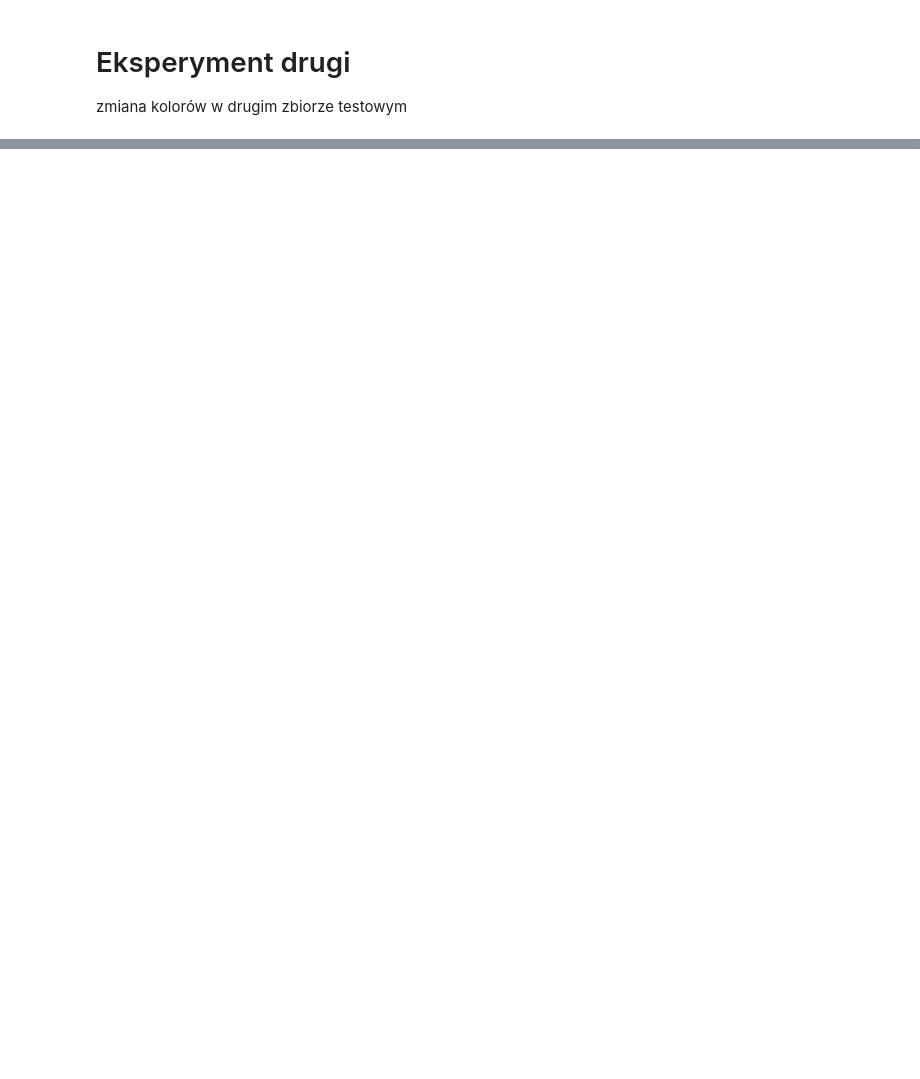
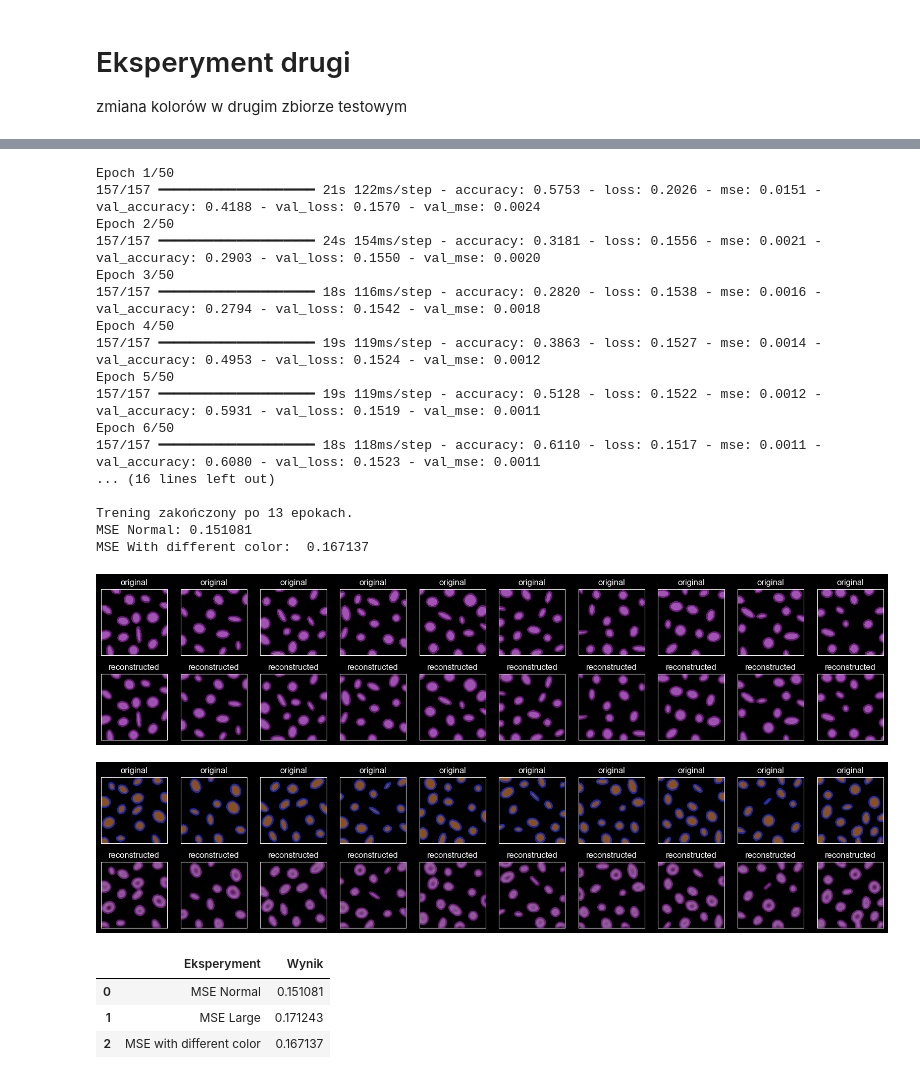
Before and after one commit to kosinus2000/Projekt_Inzynierski, a Jupyter notebook: notebooks/03_testy_i_wyniki.ipynb, the cells around one changed output, grey strips where cells are left out. Cells and saved outputs as stored; diff of their text form; code cells hidden in the pictures; blank space fills up the shorter version.

```diff
--- a/notebooks/03_testy_i_wyniki.ipynb
+++ b/notebooks/03_testy_i_wyniki.ipynb
@@ -158,0 +203,75 @@ zmiana kolorów w drugim zbiorze testowym
+# %%
+x_test_color = preprocess(color_set)
+x_test_normal1 = preprocess(test_set)
+x_val_set = preprocess(vaidate_set)
+x_training_set = preprocess(trening_set)
+# %%
+import keras
+import numpy as np
+from src.models.main import print_diag
+from src.visualization.visualize_output import visualize_output
+from src.models.encoder_convolutional import Encoder_conv
+
+enkoder = Encoder_conv()
+
+enkoder.compile(optimizer='adam', loss='binary_crossentropy', metrics=['accuracy', 'mse'])
+
+early_stopping = keras.callbacks.EarlyStopping(
+    monitor='val_loss',
+    patience=3,
+    min_delta=0.0001,
+    restore_best_weights=True
+)
+
+history = enkoder.fit(
+    x_training_set, x_training_set,
+    epochs=50,
+    shuffle=True,
+    callbacks=[early_stopping],
+    validation_data=(x_val_set, x_val_set),
+    verbose=1
+)
+decoded_normal = enkoder.predict(x_test_normal1)
+decoded_diff_col = enkoder.predict(x_test_color)
+
+mse_normal = enkoder.evaluate(x_test_normal1, x_test_normal1, verbose=0)[0]
+mse_diff_col = enkoder.evaluate(x_test_color, x_test_color, verbose=0)[0]
+
+print(f"\nTrening zakończony po {len(history.history['loss'])} epokach.")
+print(f"MSE Normal: {mse_normal:.6f}")
+print(f"MSE With different color:  {mse_diff_col:.6f}")
+
+visualize_output(x_test_normal1, decoded_normal, 10)
+
+visualize_output(x_test_color, decoded_large, 10)
+# %% [output]
+Epoch 1/50
+157/157 ━━━━━━━━━━━━━━━━━━━━ 21s 122ms/step - accuracy: 0.5753 - loss: 0.2026 - mse: 0.0151 - val_accuracy: 0.4188 - val_loss: 0.1570 - val_mse: 0.0024
+Epoch 2/50
+157/157 ━━━━━━━━━━━━━━━━━━━━ 24s 154ms/step - accuracy: 0.3181 - loss: 0.1556 - mse: 0.0021 - val_accuracy: 0.2903 - val_loss: 0.1550 - val_mse: 0.0020
+Epoch 3/50
+157/157 ━━━━━━━━━━━━━━━━━━━━ 18s 116ms/step - accuracy: 0.2820 - loss: 0.1538 - mse: 0.0016 - val_accuracy: 0.2794 - val_loss: 0.1542 - val_mse: 0.0018
+Epoch 4/50
+157/157 ━━━━━━━━━━━━━━━━━━━━ 19s 119ms/step - accuracy: 0.3863 - loss: 0.1527 - mse: 0.0014 - val_accuracy: 0.4953 - val_loss: 0.1524 - val_mse: 0.0012
+Epoch 5/50
+157/157 ━━━━━━━━━━━━━━━━━━━━ 19s 119ms/step - accuracy: 0.5128 - loss: 0.1522 - mse: 0.0012 - val_accuracy: 0.5931 - val_loss: 0.1519 - val_mse: 0.0011
+Epoch 6/50
+157/157 ━━━━━━━━━━━━━━━━━━━━ 18s 118ms/step - accuracy: 0.6110 - loss: 0.1517 - mse: 0.0011 - val_accuracy: 0.6080 - val_loss: 0.1523 - val_mse: 0.0011
+... (16 lines left out)
+
+Trening zakończony po 13 epokach.
+MSE Normal: 0.151081
+MSE With different color:  0.167137
+[figure, added]
+[figure, added]
+# %%
+color_data = {'Eksperyment': 'MSE with different color', 'Wynik': [mse_diff_col]}
+
+mse_dataset = pd.concat([mse_dataset, pd.DataFrame(color_data)], ignore_index=True)
+
+mse_dataset
+# %% [output]
+|  | Eksperyment | Wynik |
+| 0 | MSE Normal | 0.151081 |
+| 1 | MSE Large | 0.171243 |
+| 2 | MSE with different color | 0.167137 |
```
Also changed, not shown: parts of 14 cells of this notebook, 5 other files.
